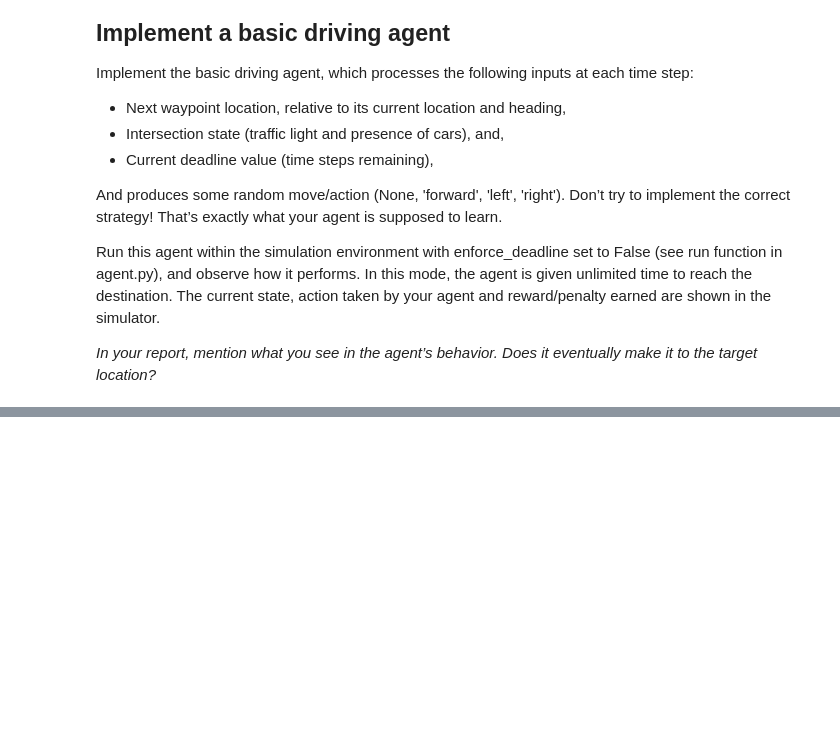
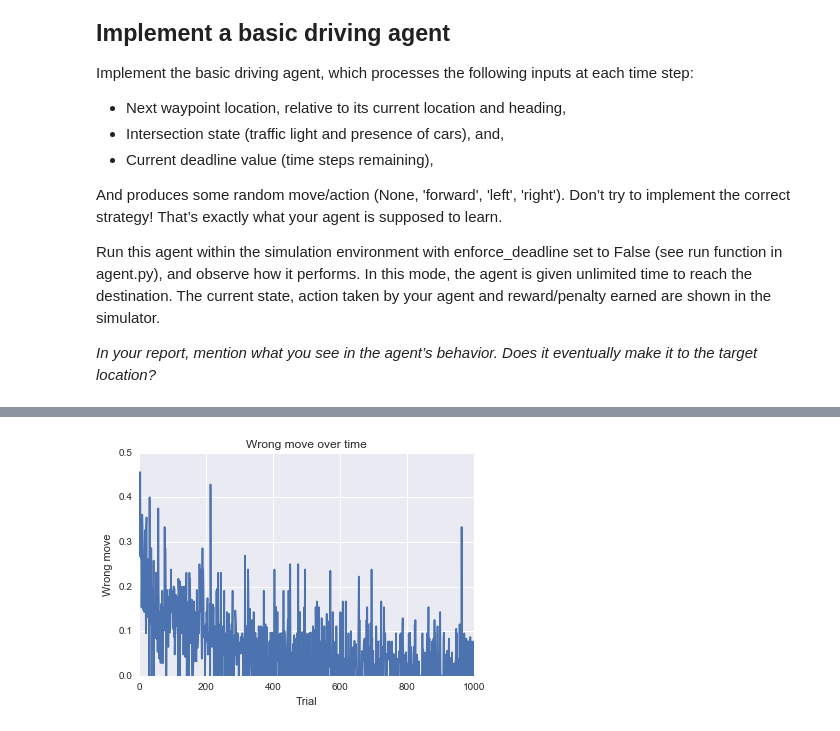
Before and after one commit to atremblay/MLND, a Jupyter notebook: P4/Train a Smartcab to Drive.ipynb, the cells around one changed output, grey strips where cells are left out. Cells and saved outputs as stored; diff of their text form; code cells hidden in the pictures; blank space fills up the shorter version.

```diff
--- a/P4/Train a Smartcab to Drive.ipynb
+++ b/P4/Train a Smartcab to Drive.ipynb
@@ -633,0 +116,4 @@ class Simulator(object):
+# %%
+Image('Wrong move.png')
+# %% [output]
+[figure, added]
```
Also changed, not shown: parts of 11 cells of this notebook, 5 other files.
